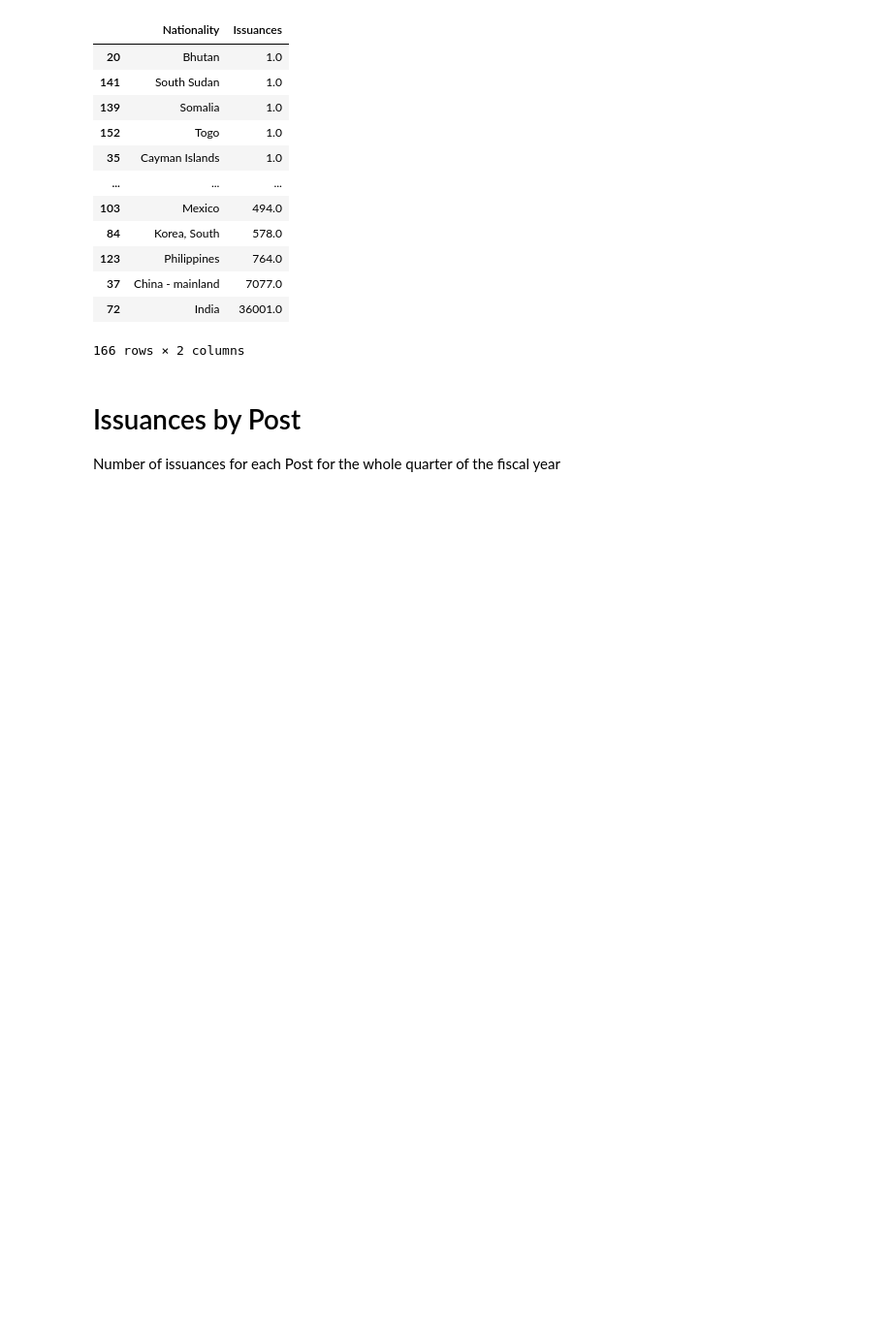
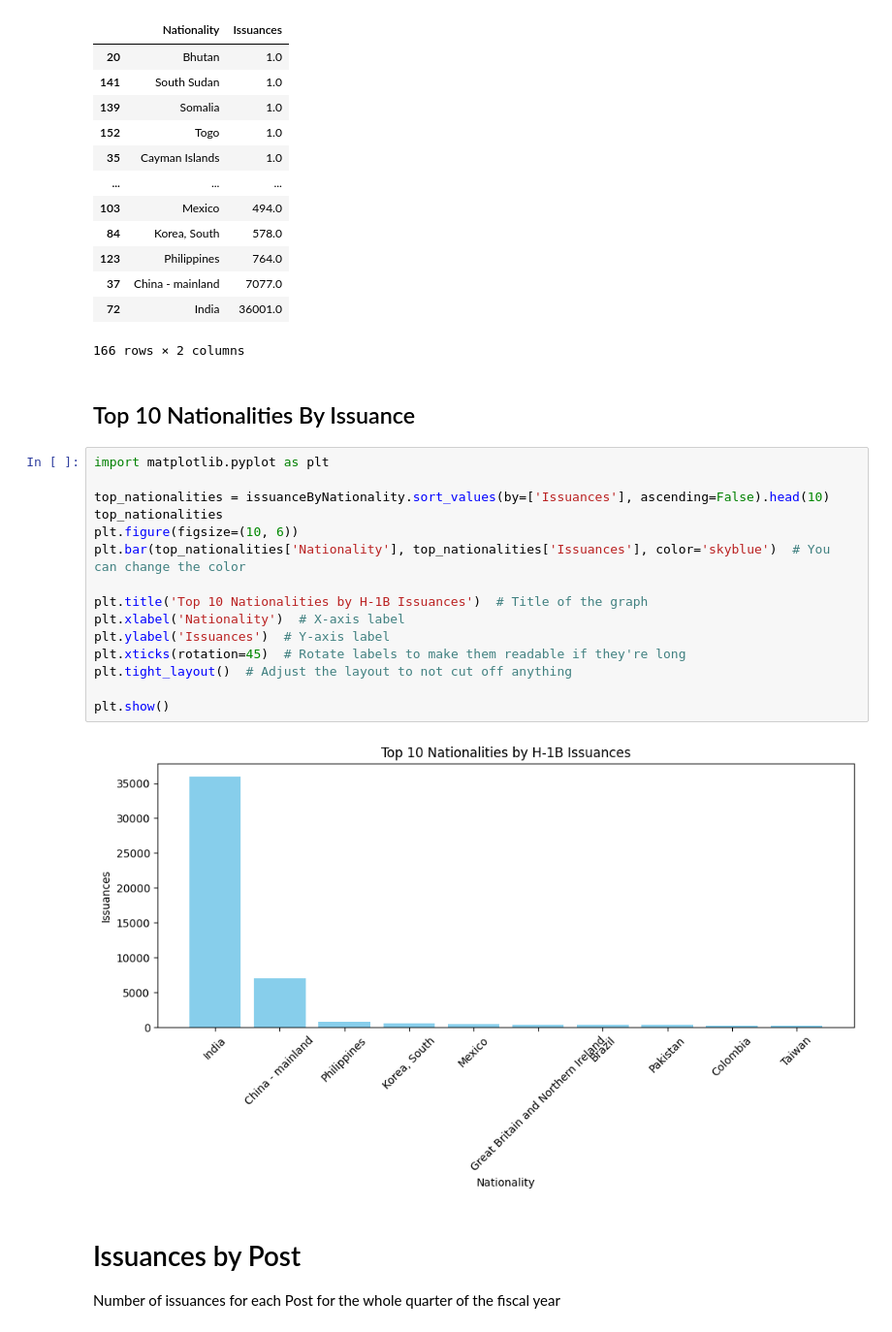
Before and after one commit to KartikThakkar1/Non-Immigrant-Visa-Analysis, a Jupyter notebook: IssuanceDataAnalysis_FY2023_Q4.ipynb, the cells around one changed output. Shown at 97% size. Cells and saved outputs as stored; diff of their text form; blank space fills up the shorter version.

Commit message:
Added Graphs to Analysis

```diff
--- a/IssuanceDataAnalysis_FY2023_Q4.ipynb
+++ b/IssuanceDataAnalysis_FY2023_Q4.ipynb
@@ -142,6 +142,25 @@ issuanceByNationality.sort_values(by=['Issuances'])
 | 37 | China - mainland | 7077.0 |
 | 72 | India | 36001.0 |
 166 rows × 2 columns
+# %% [markdown]
+## Top 10 Nationalities By Issuance
+# %%
+import matplotlib.pyplot as plt
+
+top_nationalities = issuanceByNationality.sort_values(by=['Issuances'], ascending=False).head(10)
+top_nationalities
+plt.figure(figsize=(10, 6))
+plt.bar(top_nationalities['Nationality'], top_nationalities['Issuances'], color='skyblue')  # You can change the color
+
+plt.title('Top 10 Nationalities by H-1B Issuances')  # Title of the graph
+plt.xlabel('Nationality')  # X-axis label
+plt.ylabel('Issuances')  # Y-axis label
+plt.xticks(rotation=45)  # Rotate labels to make them readable if they're long
+plt.tight_layout()  # Adjust the layout to not cut off anything
+
+plt.show()
+# %% [output]
+[figure, added]
 # %% [markdown]
 # Issuances by Post
 Number of issuances for each Post for the whole quarter of the fiscal year
```
Also changed, not shown: parts of 6 cells of this notebook.
